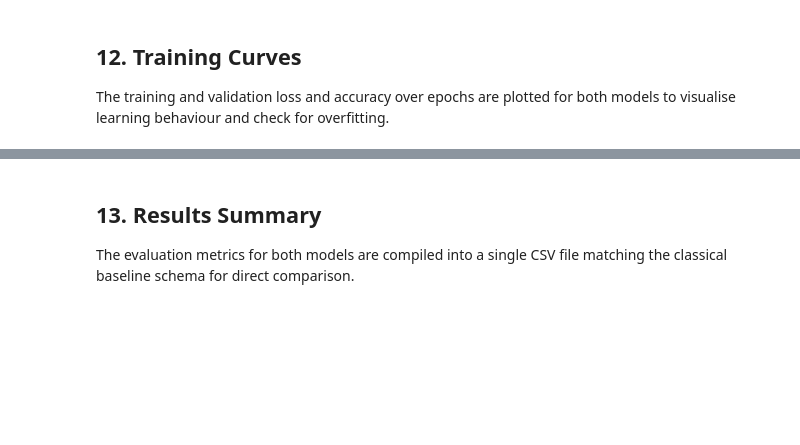
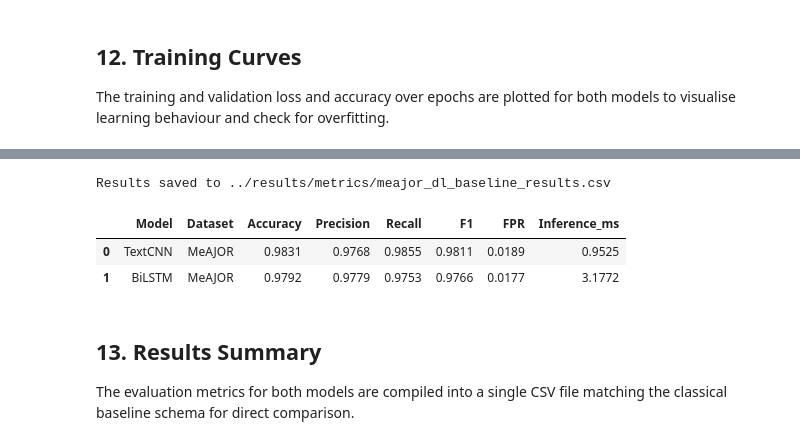
Before and after one commit to ChickenTenders2/cm3203-phishing-nlp, a Jupyter notebook: notebooks/meajor_deep_learning.ipynb, the cells around one changed output, grey strips where cells are left out. Saved outputs shown, nothing was run; the diff lists cells and outputs as text; code cells hidden in the pictures; blank space fills up the shorter version.

```diff
--- a/notebooks/meajor_deep_learning.ipynb
+++ b/notebooks/meajor_deep_learning.ipynb
@@ -413,3 +482,18 @@ plt.show()
+# %%
+results_dir = Path("../results/metrics/")
+results_dir.mkdir(parents=True, exist_ok=True)
+
+results_df = pd.DataFrame([results_textcnn, results_bilstm])
+csv_path   = results_dir / "meajor_dl_baseline_results.csv"
+results_df.to_csv(csv_path, index=False)
+
+print(f"Results saved to {csv_path}")
+results_df
+# %% [output]
+Results saved to ../results/metrics/meajor_dl_baseline_results.csv
+|  | Model | Dataset | Accuracy | Precision | Recall | F1 | FPR | Inference_ms |
+| 0 | TextCNN | MeAJOR | 0.9831 | 0.9768 | 0.9855 | 0.9811 | 0.0189 | 0.9525 |
+| 1 | BiLSTM | MeAJOR | 0.9792 | 0.9779 | 0.9753 | 0.9766 | 0.0177 | 3.1772 |
 # %% [markdown]
 ## 13. Results Summary
 The evaluation metrics for both models are compiled into a single CSV file matching the classical baseline schema for direct comparison.
```
Also changed, not shown: parts of 10 cells of this notebook, 14 other files.
